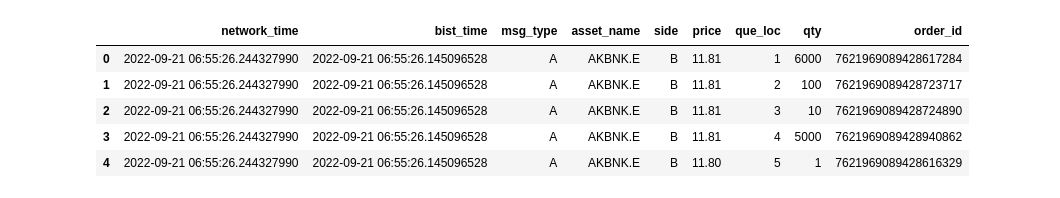
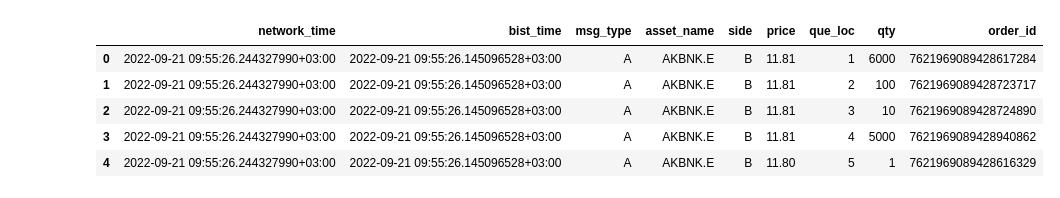
Before and after one commit to personaljss/sampleProj, a Jupyter notebook: main.ipynb, the cells around one changed output. Cells and saved outputs as stored; diff of their text form; code cells hidden in the pictures.

```diff
--- a/main.ipynb
+++ b/main.ipynb
@@ -1,31 +1,34 @@
 # %%
 # Importing the pandas library.
 import pandas as pd
 import matplotlib as plt
 import copy
+from models import *
 
 # Using pandas' read_csv function to read the data.
 data= pd.read_csv('AKBNK.E.csv')
+
 #adding column names to the data frame
 column_names=["network_time", "bist_time", "msg_type", "asset_name", "side", "price", "que_loc", "qty", "order_id"]
 data.columns=column_names
-#removing unnecessary orders from the data frame(only the add execute and dlete orders should be there)
+
+#removing unnecessary orders from the data frame(only the add execute and delete orders should be there)
 data = data[data["msg_type"].isin(["A", "E", "D"])]
 # Reset the indexes to start from 0
 data.reset_index(drop=True, inplace=True)
 
-#converting unix time to date-time objects
-data['network_time'] = pd.to_datetime(data['network_time'], unit='ns')
-data['bist_time'] = pd.to_datetime(data['bist_time'], unit='ns')
+# converting unix time to date-time objects
+data['network_time'] = pd.to_datetime(data['network_time'], unit='ns').dt.tz_localize('UTC').dt.tz_convert('Europe/Istanbul')
+data['bist_time'] = pd.to_datetime(data['bist_time'], unit='ns').dt.tz_localize('UTC').dt.tz_convert('Europe/Istanbul')
 
 data.head()
 # %% [output]
 |  | network_time | bist_time | msg_type | asset_name | side | price | que_loc | qty | order_id |
-| 0 | 2022-09-21 06:55:26.244327990 | 2022-09-21 06:55:26.145096528 | A | AKBNK.E | B | 11.81 | 1 | 6000 | 7621969089428617284 |
-| 1 | 2022-09-21 06:55:26.244327990 | 2022-09-21 06:55:26.145096528 | A | AKBNK.E | B | 11.81 | 2 | 100 | 7621969089428723717 |
-| 2 | 2022-09-21 06:55:26.244327990 | 2022-09-21 06:55:26.145096528 | A | AKBNK.E | B | 11.81 | 3 | 10 | 7621969089428724890 |
-| 3 | 2022-09-21 06:55:26.244327990 | 2022-09-21 06:55:26.145096528 | A | AKBNK.E | B | 11.81 | 4 | 5000 | 7621969089428940862 |
-| 4 | 2022-09-21 06:55:26.244327990 | 2022-09-21 06:55:26.145096528 | A | AKBNK.E | B | 11.80 | 5 | 1 | 7621969089428616329 |
+| 0 | 2022-09-21 09:55:26.244327990+03:00 | 2022-09-21 09:55:26.145096528+03:00 | A | AKBNK.E | B | 11.81 | 1 | 6000 | 7621969089428617284 |
+| 1 | 2022-09-21 09:55:26.244327990+03:00 | 2022-09-21 09:55:26.145096528+03:00 | A | AKBNK.E | B | 11.81 | 2 | 100 | 7621969089428723717 |
+| 2 | 2022-09-21 09:55:26.244327990+03:00 | 2022-09-21 09:55:26.145096528+03:00 | A | AKBNK.E | B | 11.81 | 3 | 10 | 7621969089428724890 |
+| 3 | 2022-09-21 09:55:26.244327990+03:00 | 2022-09-21 09:55:26.145096528+03:00 | A | AKBNK.E | B | 11.81 | 4 | 5000 | 7621969089428940862 |
+| 4 | 2022-09-21 09:55:26.244327990+03:00 | 2022-09-21 09:55:26.145096528+03:00 | A | AKBNK.E | B | 11.80 | 5 | 1 | 7621969089428616329 |
 # %%
 #reading the sample lob
 lob_sample=pd.read_csv("sample_lob.txt")
```
Also changed, not shown: parts of 8 cells of this notebook, 2 other files.
